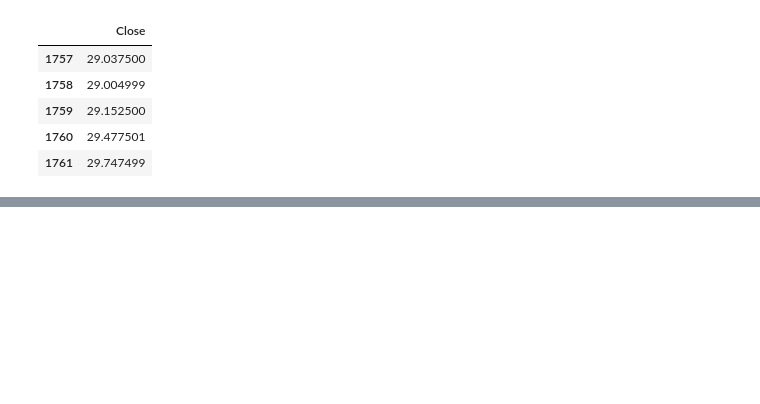
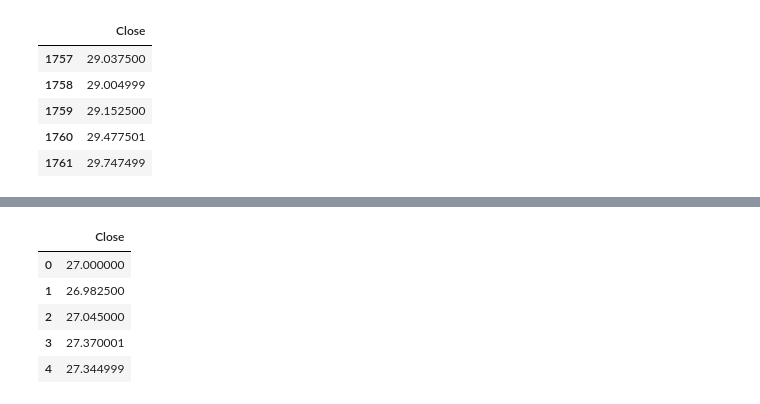
Before and after one commit to SayMyName03/LSTM-model, a Jupyter notebook: jupyter notebook/LSTM model.ipynb, the cells around one changed output, grey strips where cells are left out. Cells and saved outputs as stored; diff of their text form; code cells hidden in the pictures; blank space fills up the shorter version.

```diff
--- a/jupyter notebook/LSTM model.ipynb
+++ b/jupyter notebook/LSTM model.ipynb
@@ -201,0 +259,13 @@ NameError: name 'Sequential' is not defined
+# %%
+past_100_days = data_training.tail(100)
+# %%
+final_df = pd.concat([past_100_days, data_testing], ignore_index=True)
+# %%
+final_df.head()
+# %% [output]
+|  | Close |
+| 0 | 27.000000 |
+| 1 | 26.982500 |
+| 2 | 27.045000 |
+| 3 | 27.370001 |
+| 4 | 27.344999 |
```
Also changed, not shown: parts of 27 cells of this notebook, 2 other files.
